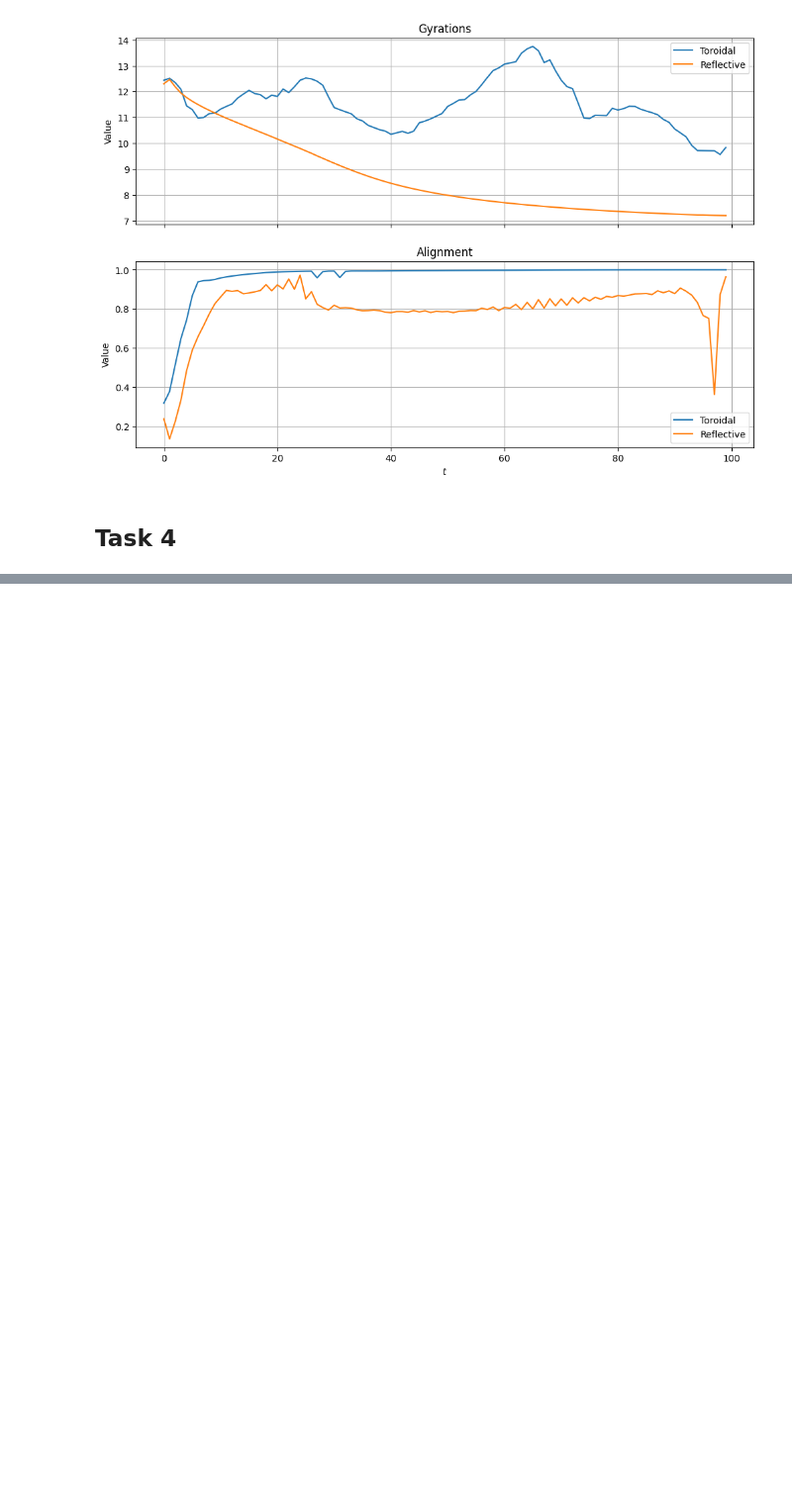
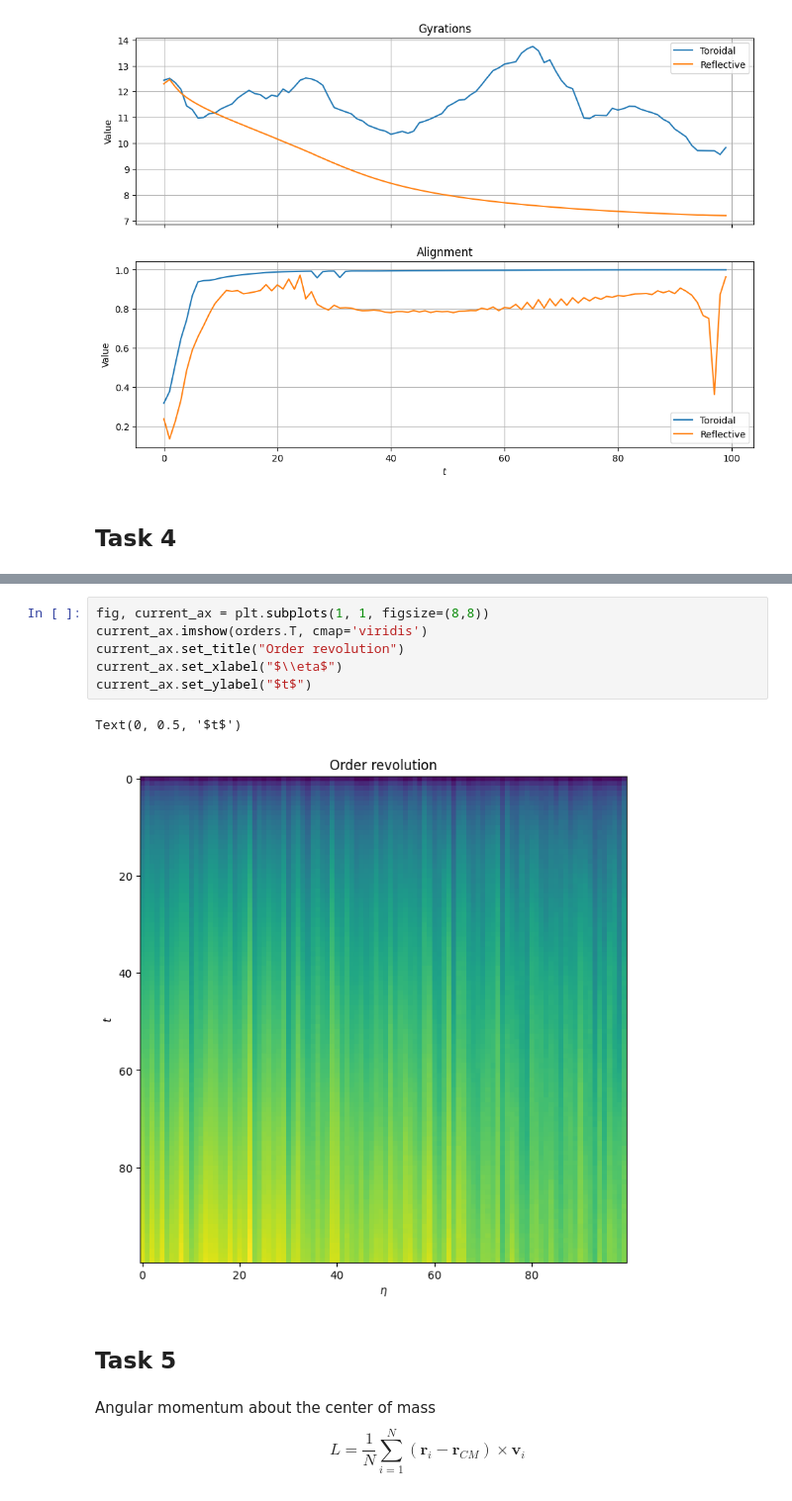
Before and after one commit to Ziverael/Studies2, a Jupyter notebook: abm/list3.ipynb, the cells around one changed output, grey strips where cells are left out. Shown at 99% size. Drawn from its saved outputs; the diff is of its cells as text; blank space fills up the shorter version.

```diff
--- a/abm/list3.ipynb
+++ b/abm/list3.ipynb
@@ -845,0 +877,16 @@ Saving GIF: vicsek_output/boids.gif
+# %%
+fig, current_ax = plt.subplots(1, 1, figsize=(8,8))
+current_ax.imshow(orders.T, cmap='viridis')
+current_ax.set_title("Order revolution")
+current_ax.set_xlabel("$\\eta$")
+current_ax.set_ylabel("$t$")
+# %% [output]
+Text(0, 0.5, '$t$')
+[figure, added]
+# %% [markdown]
+## Task 5
+# %% [markdown]
+Angular momentum about the center of mass
+$$
+L=\frac{1}{N}\sum^N_{i=1}(\mathbf{r}_i-\mathbf{r}_{CM})\times\mathbf{v}_i
+$$
```
Also changed, not shown: parts of 13 cells of this notebook.
